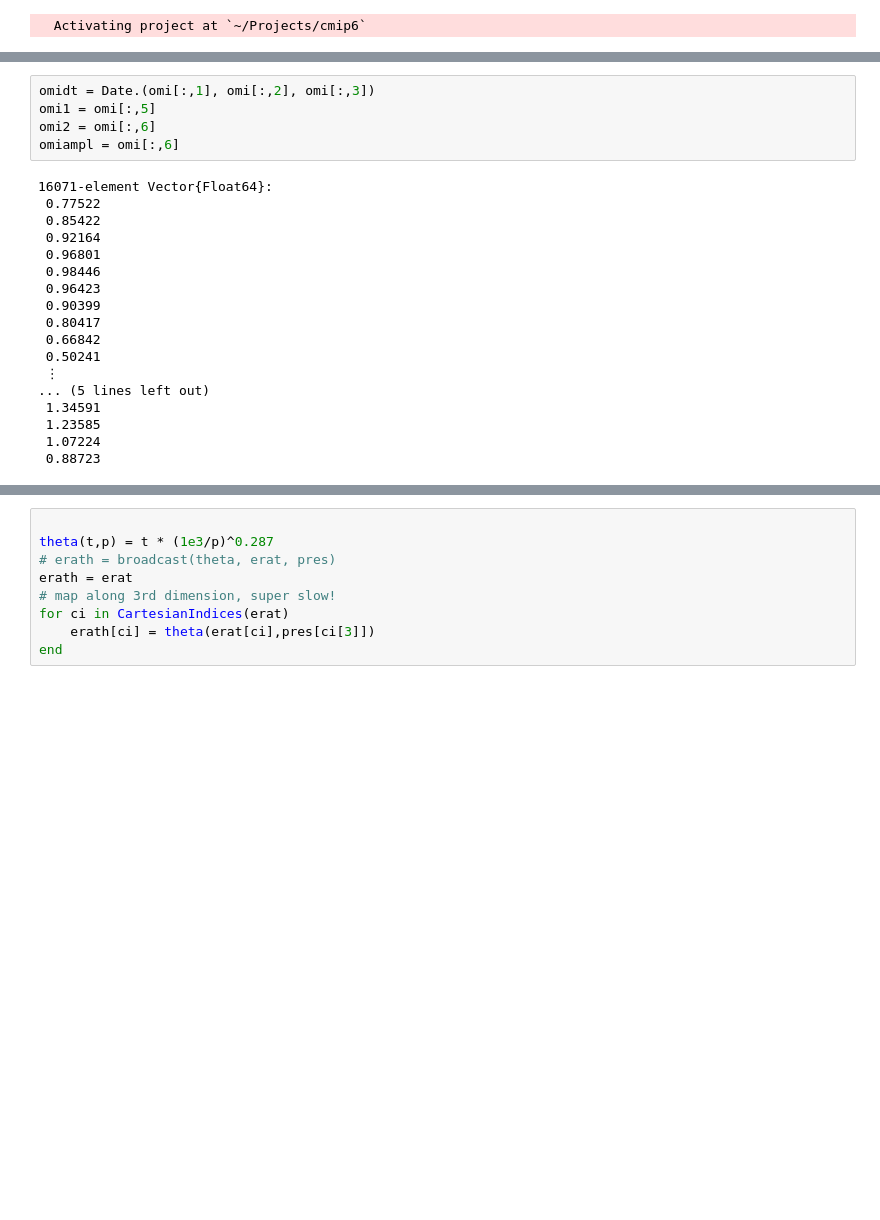
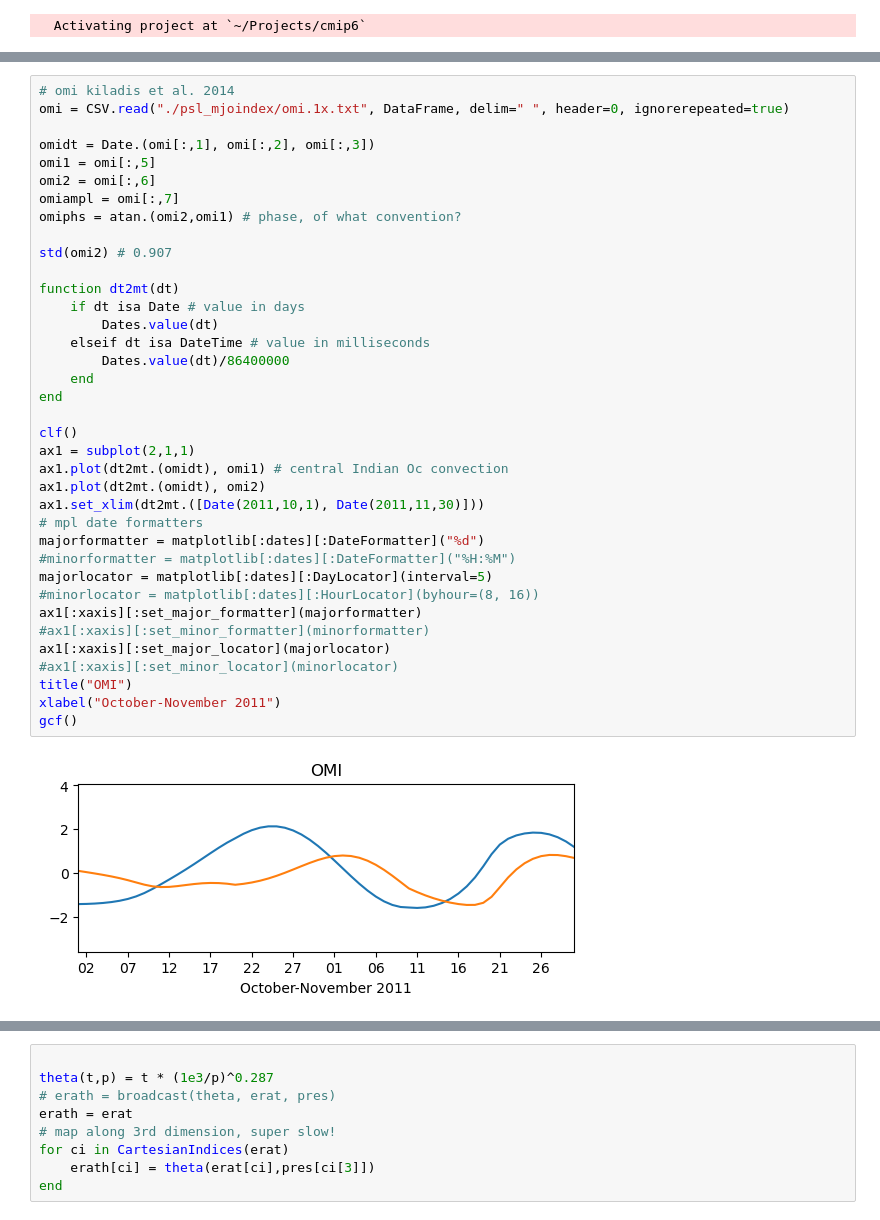
Before and after one commit to deszoeke/cmip6, a Jupyter notebook: era5/era5_mjo_vert.ipynb, the cells around one changed output, grey strips where cells are left out. Saved outputs shown, nothing was run; the diff lists cells and outputs as text; blank space fills up the shorter version.

```diff
--- a/era5/era5_mjo_vert.ipynb
+++ b/era5/era5_mjo_vert.ipynb
@@ -35,26 +12,42 @@ omi = CSV.read("./psl_mjoindex/omi.1x.txt", DataFrame, delim=" ", header=0, igno
-# %%
-omidt = Date.(omi[:,1], omi[:,2], omi[:,3])
-omi1 = omi[:,5]
-omi2 = omi[:,6]
-omiampl = omi[:,6]
-# %% [output]
-16071-element Vector{Float64}:
- 0.77522
- 0.85422
- 0.92164
- 0.96801
- 0.98446
- 0.96423
- 0.90399
- 0.80417
- 0.66842
- 0.50241
- ⋮
-... (5 lines left out)
- 1.34591
- 1.23585
- 1.07224
- 0.88723
+# %%
+# omi kiladis et al. 2014
+omi = CSV.read("./psl_mjoindex/omi.1x.txt", DataFrame, delim=" ", header=0, ignorerepeated=true)
+
+omidt = Date.(omi[:,1], omi[:,2], omi[:,3])
+omi1 = omi[:,5]
+omi2 = omi[:,6]
+omiampl = omi[:,7]
+omiphs = atan.(omi2,omi1) # phase, of what convention?
+
+std(omi2) # 0.907
+
+function dt2mt(dt)
+    if dt isa Date # value in days
+        Dates.value(dt)
+    elseif dt isa DateTime # value in milliseconds
+        Dates.value(dt)/86400000
+    end
+end
+
+clf()
+ax1 = subplot(2,1,1)
+ax1.plot(dt2mt.(omidt), omi1) # central Indian Oc convection
+ax1.plot(dt2mt.(omidt), omi2)
+ax1.set_xlim(dt2mt.([Date(2011,10,1), Date(2011,11,30)]))
+# mpl date formatters
+majorformatter = matplotlib[:dates][:DateFormatter]("%d")
+#minorformatter = matplotlib[:dates][:DateFormatter]("%H:%M")
+majorlocator = matplotlib[:dates][:DayLocator](interval=5)
+#minorlocator = matplotlib[:dates][:HourLocator](byhour=(8, 16))
+ax1[:xaxis][:set_major_formatter](majorformatter)
+#ax1[:xaxis][:set_minor_formatter](minorformatter)
+ax1[:xaxis][:set_major_locator](majorlocator)
+#ax1[:xaxis][:set_minor_locator](minorlocator)
+title("OMI")
+xlabel("October-November 2011")
+gcf()
+# %% [output]
+[figure, added]
 # %%
 # ERA5 temperature and specific_humidity
 era = NCDataset("ERA5-bl-temperature-easteq.nc")
```
Also changed, not shown: parts of 7 cells of this notebook.
